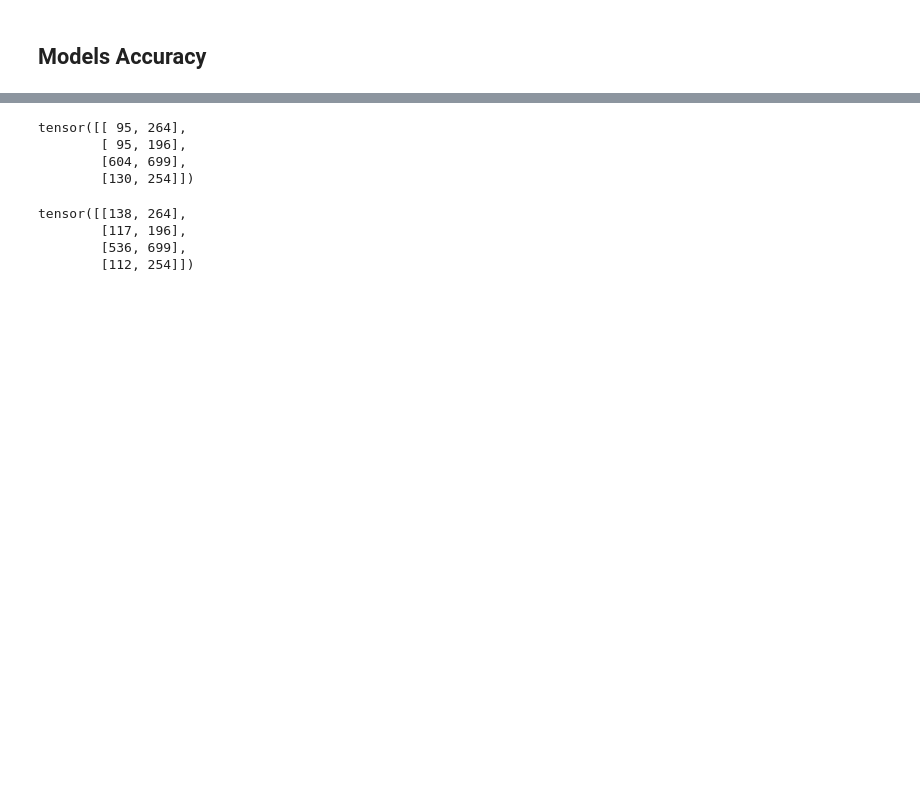
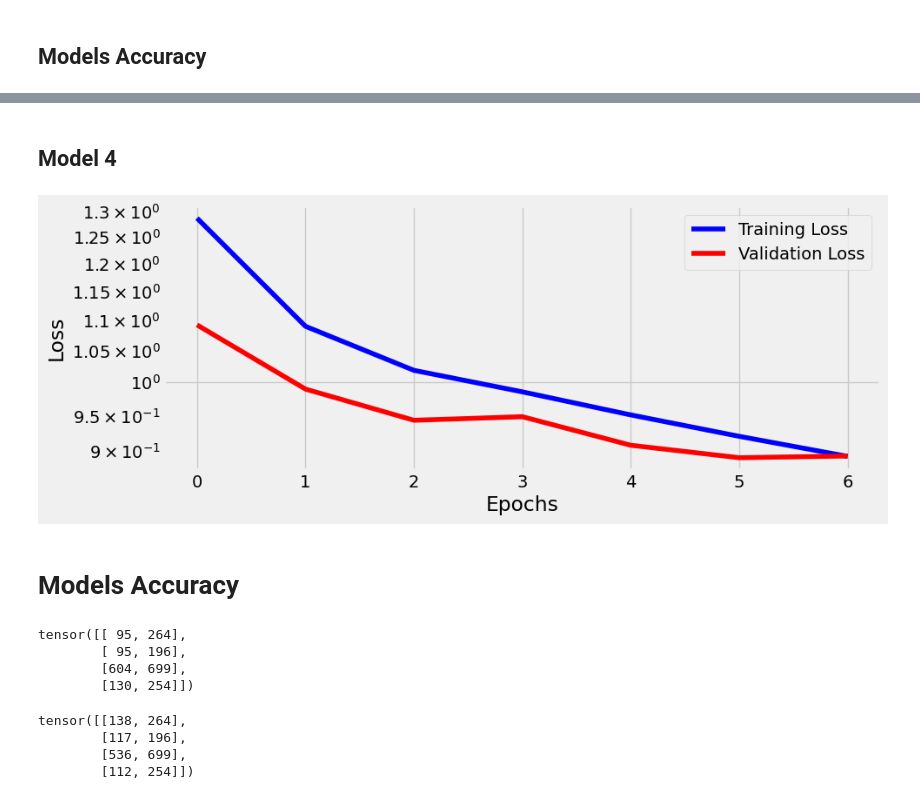
Before and after one commit to TomazFilgueira/UFRN-ML-2025-1-AutoParts_Classification, a Jupyter notebook: Iracing_classification.ipynb, the cells around one changed output, grey strips where cells are left out. Saved outputs shown, nothing was run; the diff lists cells and outputs as text; code cells hidden in the pictures; blank space fills up the shorter version.

Commit message:
update with model 4

```diff
--- a/Iracing_classification.ipynb
+++ b/Iracing_classification.ipynb
@@ -1719,3 +1876,32 @@ fig = arch3_cnn4.plot_losses()
+# %% [markdown]
+## Model 4
+# %%
+# Model 4
+torch.manual_seed(13)
+
+# Model/Architecture
+model4_cnn5 = CNN5(n_feature=5, p=0.3)
+
+# Loss function
+multi_loss_fn = nn.CrossEntropyLoss(reduction='mean')
+
+# Optimizer
+optimizer4_cnn5 = optim.Adam(model4_cnn5.parameters(), lr=3e-4)
+# %%
+# Architecture
+arch4_cnn5 = Architecture(model4_cnn5,
+                          multi_loss_fn,
+                          optimizer4_cnn5)
+arch4_cnn5.set_loaders(train_loader_3, val_loader_3)
+arch4_cnn5.train(7)
+# %%
+#Plot losses for model 4
+torch.save(model4_cnn5.state_dict(), 'model4_cnn5.pth')
+fig = arch4_cnn5.plot_losses()
+# %% [output]
+[figure, added]
+# %% [markdown]
+# Models Accuracy
 # %%
 correct_counts = Architecture.loader_apply(val_loader_3, arch_cnn4.correct)
 correct_counts
```
Also changed, not shown: parts of 19 cells of this notebook, 5 other files.
